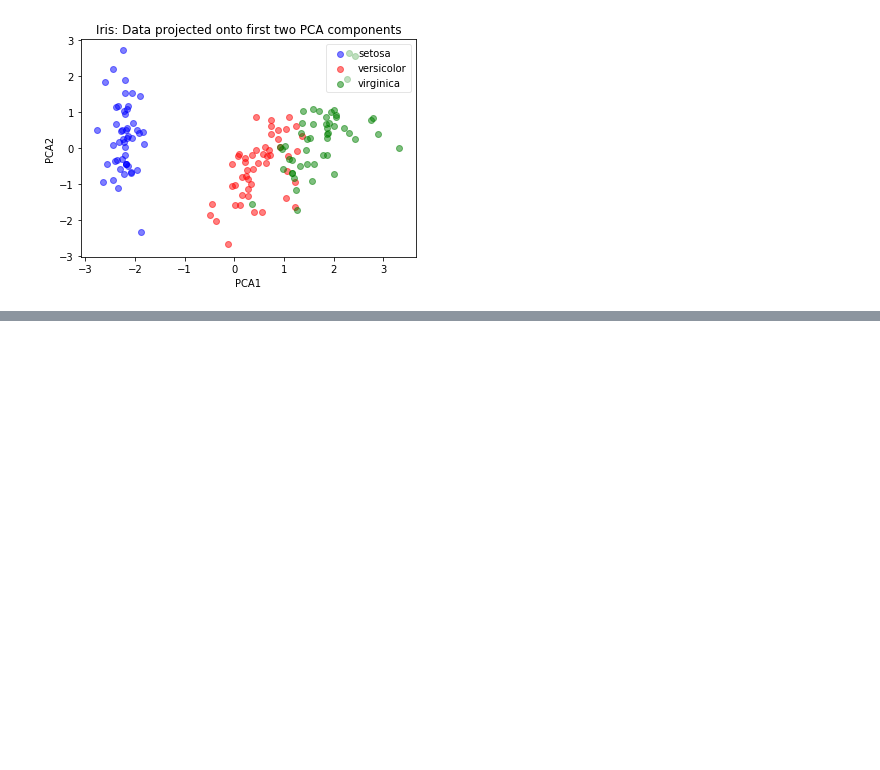
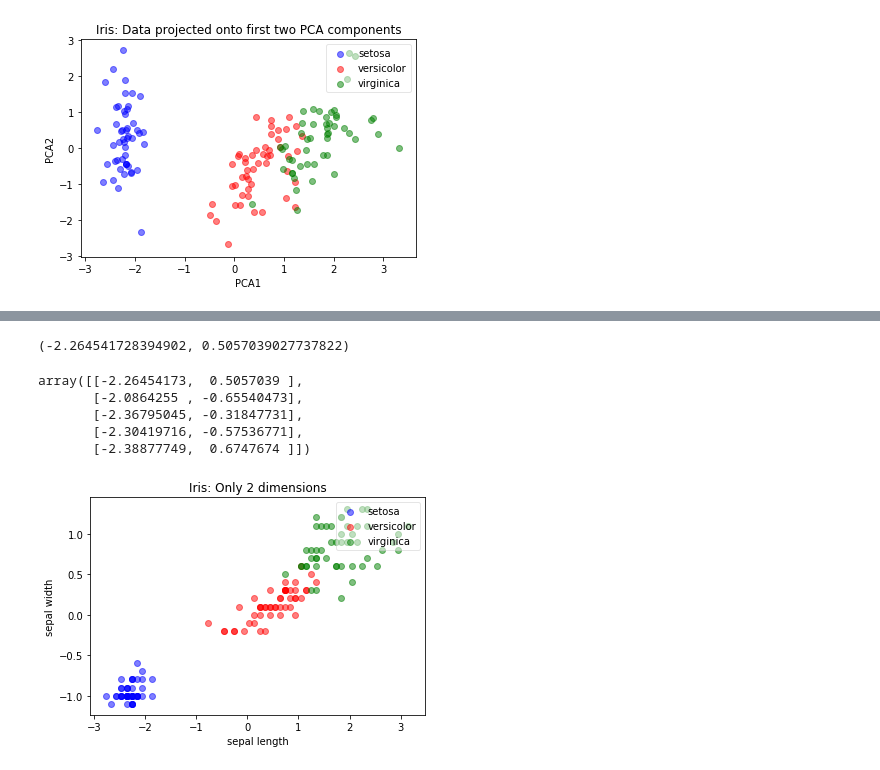
Before and after one commit to yungshun317/feature-transformation, a Jupyter notebook: the_iris_dataset.ipynb, the cells around one changed output, grey strips where cells are left out. Cells and saved outputs as stored; diff of their text form; code cells hidden in the pictures; blank space fills up the shorter version.

Commit message:
Fit and transform the truncated iris data with PCA

```diff
--- a/the_iris_dataset.ipynb
+++ b/the_iris_dataset.ipynb
@@ -335,0 +368,5 @@ plot(pca.transform(X_scaled), iris_y, "Iris: Data projected onto first two PCA c
+# %%
+# Same result as the first row of our matrix multiplication
+np.dot(first_scaled_flower, first_Pc), np.dot(first_scaled_flower, second_Pc)
+# %% [output]
+(-2.264541728394902, 0.5057039027737822)
@@ -335,0 +375,9 @@ plot(pca.transform(X_scaled), iris_y, "Iris: Data projected onto first two PCA c
+# %%
+# This is how the transform method works in pca
+pca.transform(X_scaled)[:5,]
+# %% [output]
+array([[-2.26454173,  0.5057039 ],
+       [-2.0864255 , -0.65540473],
+       [-2.36795045, -0.31847731],
+       [-2.30419716, -0.57536771],
+       [-2.38877749,  0.6747674 ]])
@@ -335,0 +386,10 @@ plot(pca.transform(X_scaled), iris_y, "Iris: Data projected onto first two PCA c
+# %%
+# Cut out last two columns of the original iris dataset
+iris_2_dim = iris_X[:,2:4]
+
+# Center the data
+iris_2_dim = iris_2_dim - iris_2_dim.mean(axis=0)
+# %%
+plot(iris_2_dim, iris_y, "Iris: Only 2 dimensions", "sepal length", "sepal width")
+# %% [output]
+[figure, added]
```
Also changed, not shown: parts of 11 cells of this notebook.
